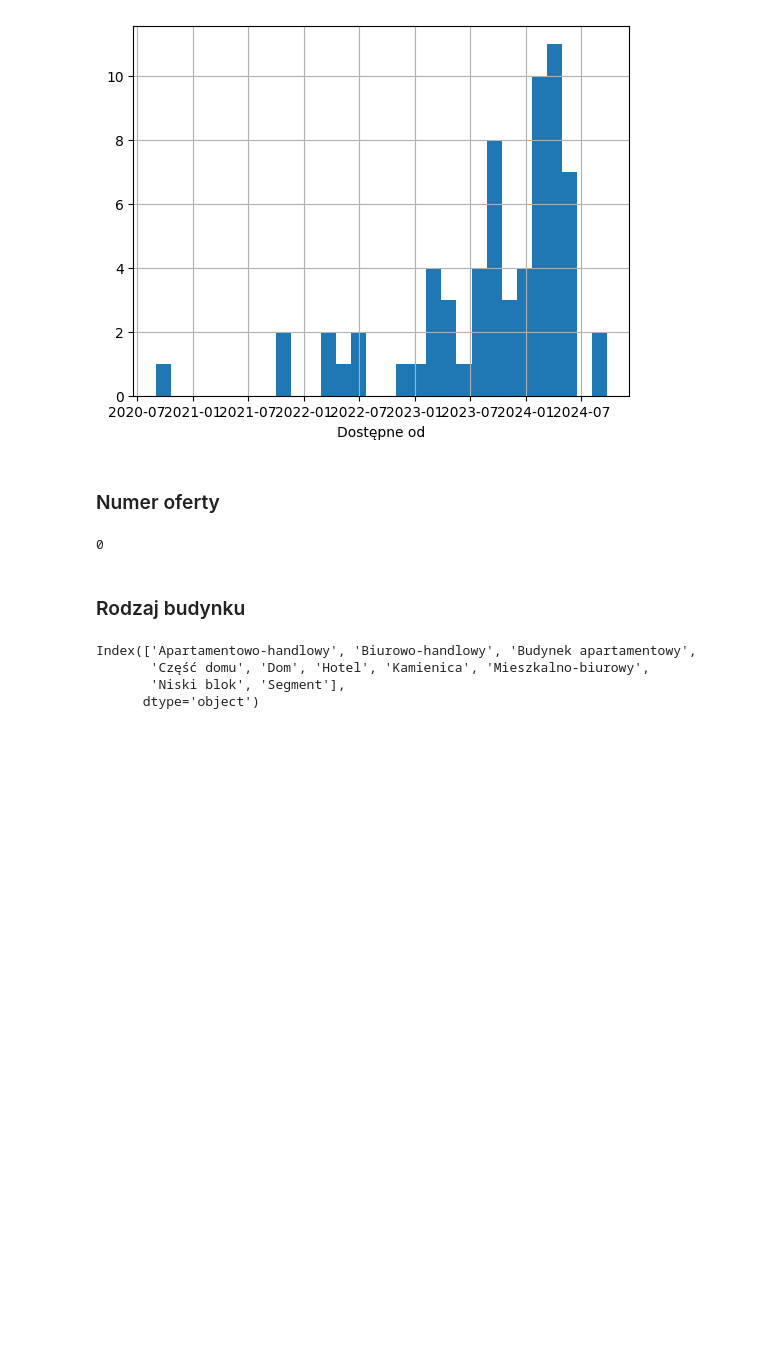
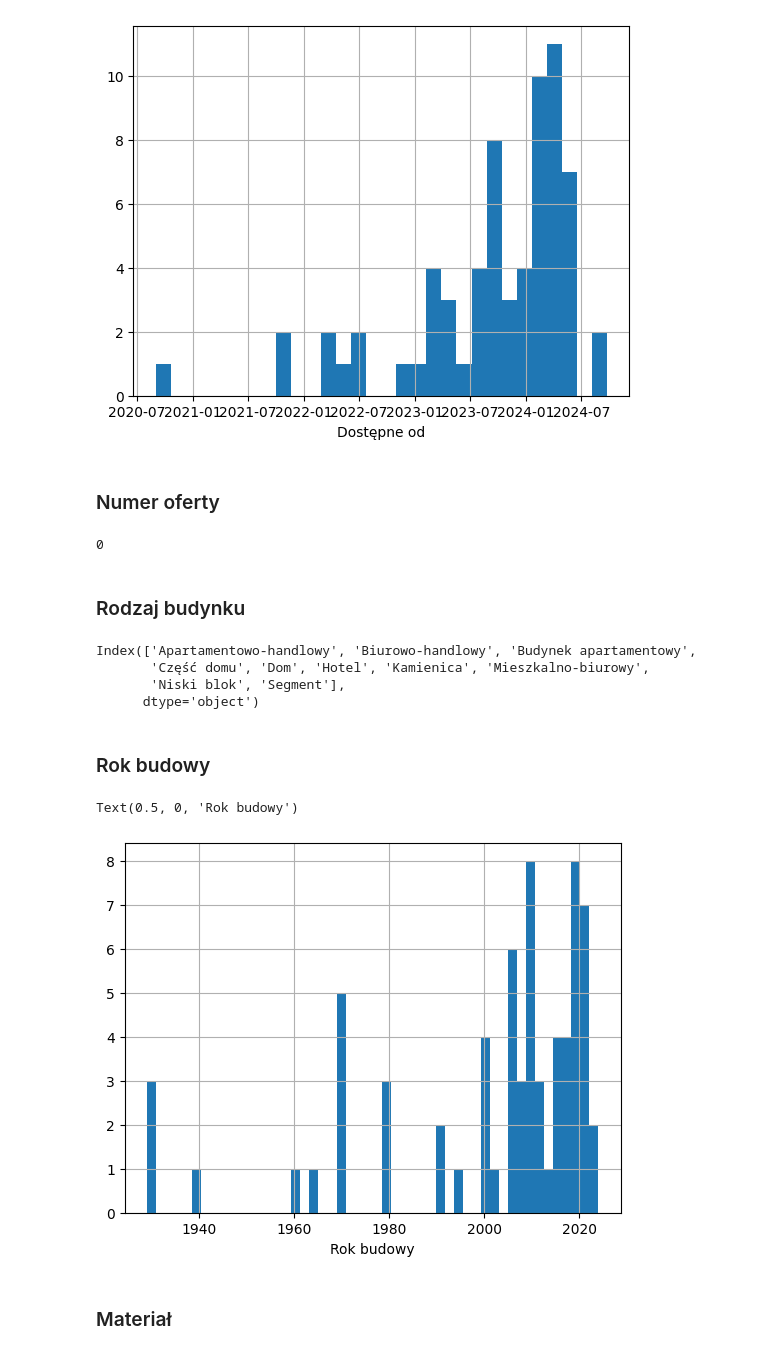
Before and after one commit to kapipapi/real-estate-analysis, a Jupyter notebook: data_cleansing.ipynb, the cells around one changed output. Drawn from its saved outputs; the diff is of its cells as text; code cells hidden in the pictures; blank space fills up the shorter version.

```diff
--- a/data_cleansing.ipynb
+++ b/data_cleansing.ipynb
@@ -32,6 +33,13 @@ Index(['url', 'Rynek', 'Cena', 'Powierzchnia', 'Cena za m2', 'Liczba pokoi',
       dtype='object')
 # %% [markdown]
 ## Data analysis
+# %%
+df1['url'] = df['url']
+df1['Liczba pokoi'] = df['Liczba pokoi']
+df1['Piętro'] = df['Piętro']
+df1['Liczba pięter'] = df['Liczba pięter']
+df1['Adres'] = df['Adres']
+df1['opis'] = df['opis']
 # %% [markdown]
 ### Rynek
 # %%
@@ -98,6 +106,3 @@ Text(0.5, 0, 'Czynsz administracyjny [zł]')
 [figure]
 # %% [markdown]
 ### Rodzaj nieruchomości
-# %%
-df1["Rodzaj nieruchomości"] = df["Rodzaj nieruchomości"].astype('category')
-df1["Rodzaj nieruchomości"].cat.categories
@@ -130,15 +140,27 @@ Text(0.5, 0, 'Dostępne od')
 # %% [markdown]
 ### Numer oferty
 # %%
-df["Numer oferty"].isna().sum()
+df1["Numer oferty"] = df["Numer oferty"]
+df1["Numer oferty"].isna().sum()
 # %% [output]
 0
 # %% [markdown]
 ### Rodzaj budynku
 # %%
-df1["Rodzaj budynku"] = df["Rodzaj budynku"].astype('category').cat.categories
+df1["Rodzaj budynku"] = df["Rodzaj budynku"].astype('category')
+df1["Rodzaj budynku"].cat.categories
 # %% [output]
 Index(['Apartamentowo-handlowy', 'Biurowo-handlowy', 'Budynek apartamentowy',
        'Część domu', 'Dom', 'Hotel', 'Kamienica', 'Mieszkalno-biurowy',
        'Niski blok', 'Segment'],
       dtype='object')
+# %% [markdown]
+### Rok budowy
+# %%
+df1["Rok budowy"] = df["Rok budowy"].astype(float)
+df1["Rok budowy"].hist(bins=50).set_xlabel("Rok budowy")
+# %% [output]
+Text(0.5, 0, 'Rok budowy')
+[figure, added]
+# %% [markdown]
+### Materiał
```
Also changed, not shown: parts of 43 cells of this notebook, 1 other file.
